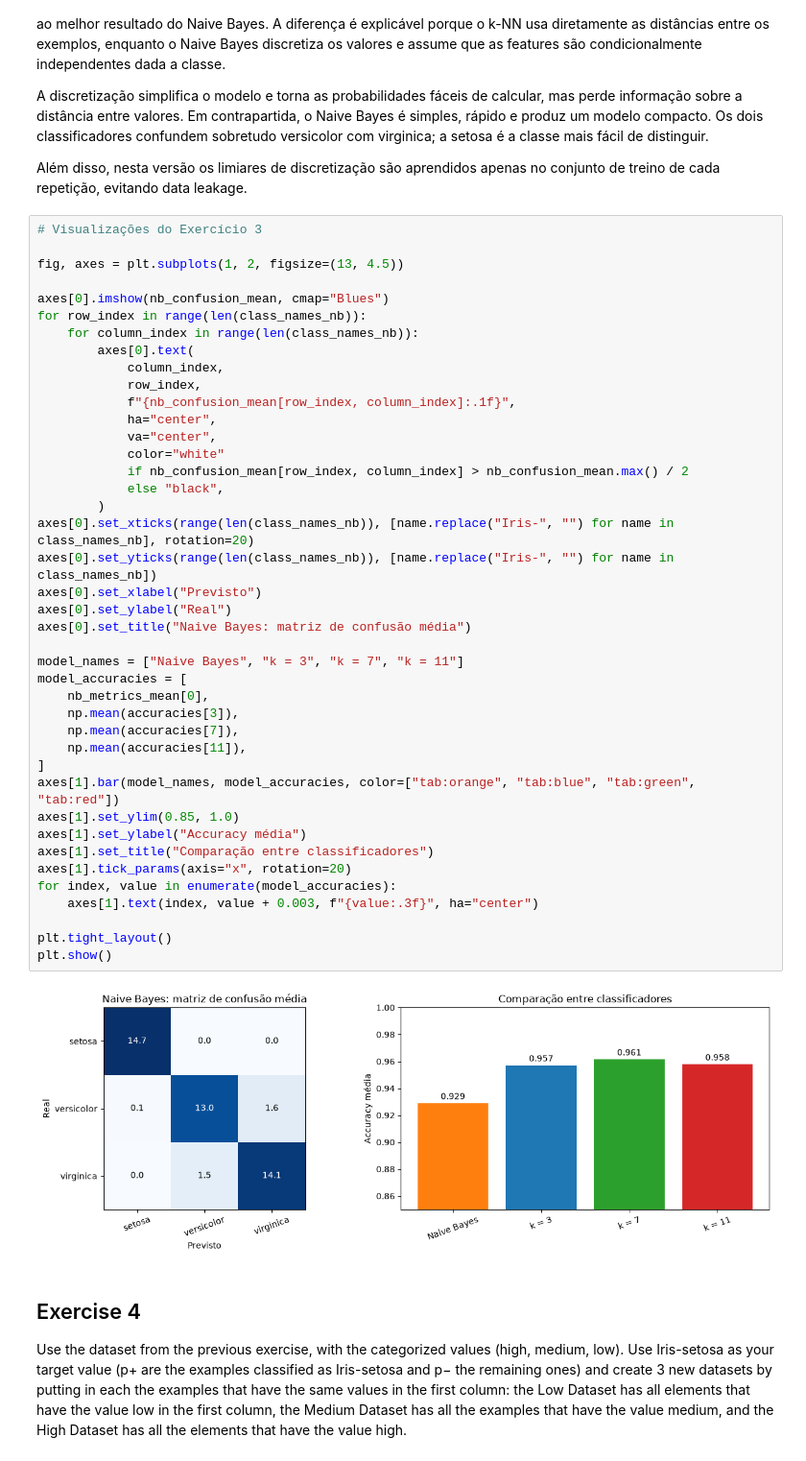
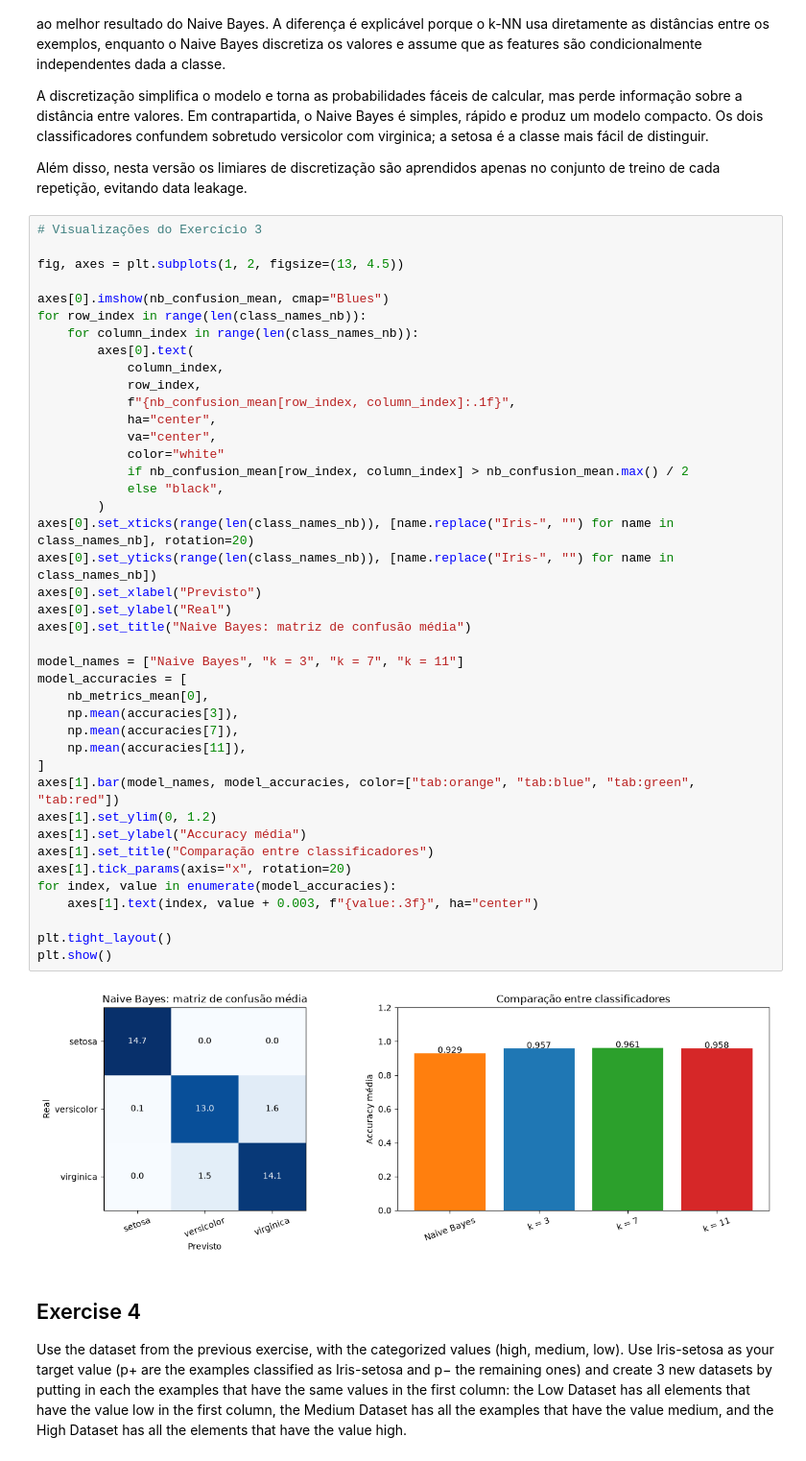
Before and after one commit to Lopes2711/IAA, a Jupyter notebook: sup_learning/sup_learning.ipynb, the cells around one changed output. Shown at 96% size. Cells and saved outputs as stored; diff of their text form.

```diff
--- a/sup_learning/sup_learning.ipynb
+++ b/sup_learning/sup_learning.ipynb
@@ -973,35 +973,35 @@ for row_index in range(len(class_names_nb)):
             f"{nb_confusion_mean[row_index, column_index]:.1f}",
             ha="center",
             va="center",
             color="white"
             if nb_confusion_mean[row_index, column_index] > nb_confusion_mean.max() / 2
             else "black",
         )
 axes[0].set_xticks(range(len(class_names_nb)), [name.replace("Iris-", "") for name in class_names_nb], rotation=20)
 axes[0].set_yticks(range(len(class_names_nb)), [name.replace("Iris-", "") for name in class_names_nb])
 axes[0].set_xlabel("Previsto")
 axes[0].set_ylabel("Real")
 axes[0].set_title("Naive Bayes: matriz de confusão média")
 
 model_names = ["Naive Bayes", "k = 3", "k = 7", "k = 11"]
 model_accuracies = [
     nb_metrics_mean[0],
     np.mean(accuracies[3]),
     np.mean(accuracies[7]),
     np.mean(accuracies[11]),
 ]
 axes[1].bar(model_names, model_accuracies, color=["tab:orange", "tab:blue", "tab:green", "tab:red"])
-axes[1].set_ylim(0.85, 1.0)
+axes[1].set_ylim(0, 1.2)
 axes[1].set_ylabel("Accuracy média")
 axes[1].set_title("Comparação entre classificadores")
 axes[1].tick_params(axis="x", rotation=20)
 for index, value in enumerate(model_accuracies):
     axes[1].text(index, value + 0.003, f"{value:.3f}", ha="center")
 
 plt.tight_layout()
 plt.show()
 # %% [output]
-[figure, old version]
+[figure, new version]
 # %% [markdown]
 ## Exercise 4
 Use the dataset from the previous exercise, with the categorized values (high, medium, low). Use Iris-setosa as your target value (p+ are the examples classified as Iris-setosa and p− the remaining ones) and create 3 new datasets by putting in each the examples that have the same values in the first column: the Low Dataset has all elements that have the value low in the first column, the Medium Dataset has all the examples that have the value medium, and the High Dataset has all the elements that have the value high.
```
Also changed, not shown: parts of 1 cell of this notebook.
